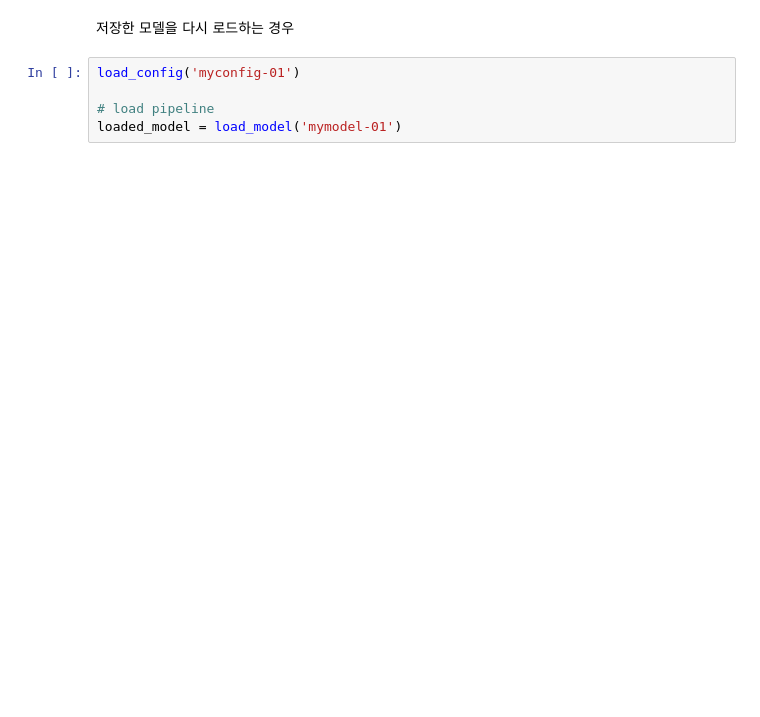
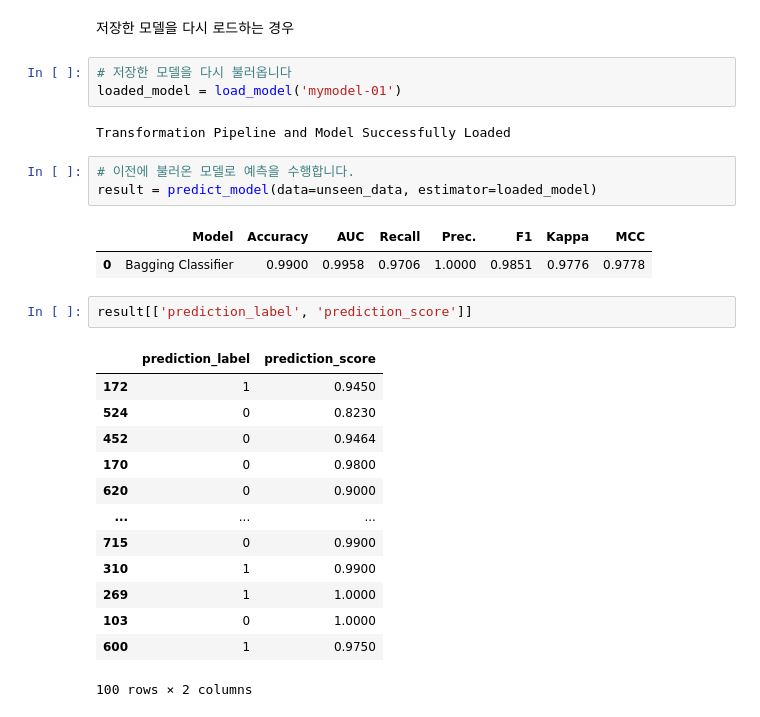
Before and after one commit to teddylee777/auto-ml, a Jupyter notebook: 05-PyCaret/tutorials/01-Classification.ipynb, the cells around one changed output. Drawn from its saved outputs; the diff is of its cells as text; blank space fills up the shorter version.

```diff
--- a/05-PyCaret/tutorials/01-Classification.ipynb
+++ b/05-PyCaret/tutorials/01-Classification.ipynb
@@ -421,7 +794,29 @@ save_model(final_model, 'mymodel-01')
 # %% [markdown]
 저장한 모델을 다시 로드하는 경우
 # %%
-load_config('myconfig-01')
-
-# load pipeline
+# 저장한 모델을 다시 불러옵니다
 loaded_model = load_model('mymodel-01')
+# %% [output]
+Transformation Pipeline and Model Successfully Loaded
+# %%
+# 이전에 불러온 모델로 예측을 수행합니다.
+result = predict_model(data=unseen_data, estimator=loaded_model)
+# %% [output]
+|  | Model | Accuracy | AUC | Recall | Prec. | F1 | Kappa | MCC |
+| 0 | Bagging Classifier | 0.9900 | 0.9958 | 0.9706 | 1.0000 | 0.9851 | 0.9776 | 0.9778 |
+# %%
+result[['prediction_label', 'prediction_score']]
+# %% [output]
+|  | prediction_label | prediction_score |
+| 172 | 1 | 0.9450 |
+| 524 | 0 | 0.8230 |
+| 452 | 0 | 0.9464 |
+| 170 | 0 | 0.9800 |
+| 620 | 0 | 0.9000 |
+| ... | ... | ... |
+| 715 | 0 | 0.9900 |
+| 310 | 1 | 0.9900 |
+| 269 | 1 | 1.0000 |
+| 103 | 0 | 1.0000 |
+| 600 | 1 | 0.9750 |
+100 rows × 2 columns
```
Also changed, not shown: parts of 28 cells of this notebook, 3 other files.
